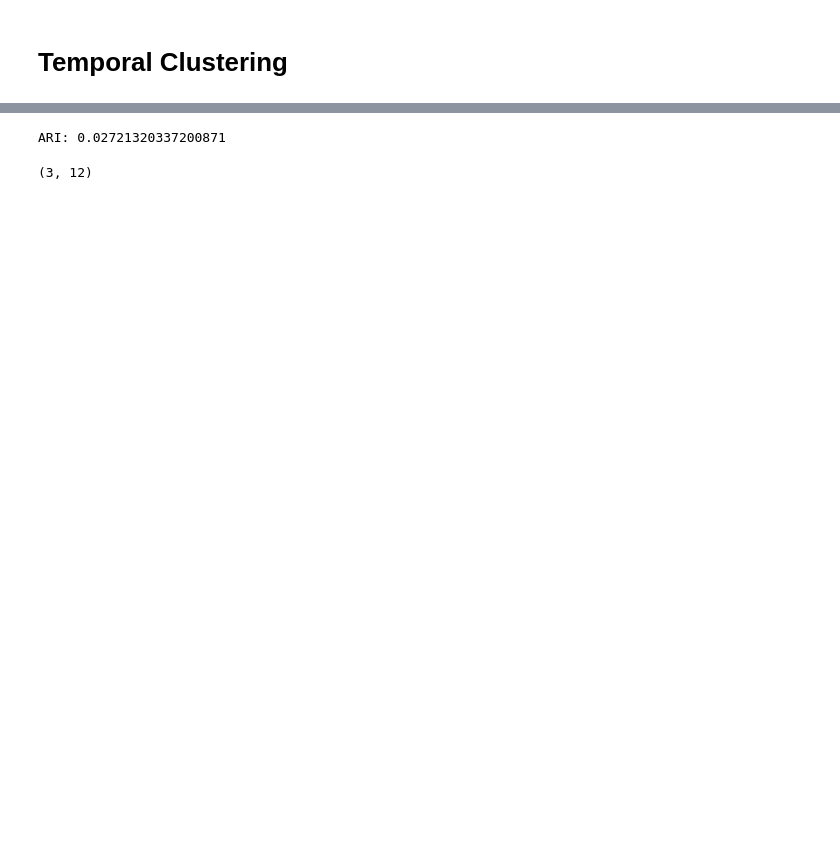
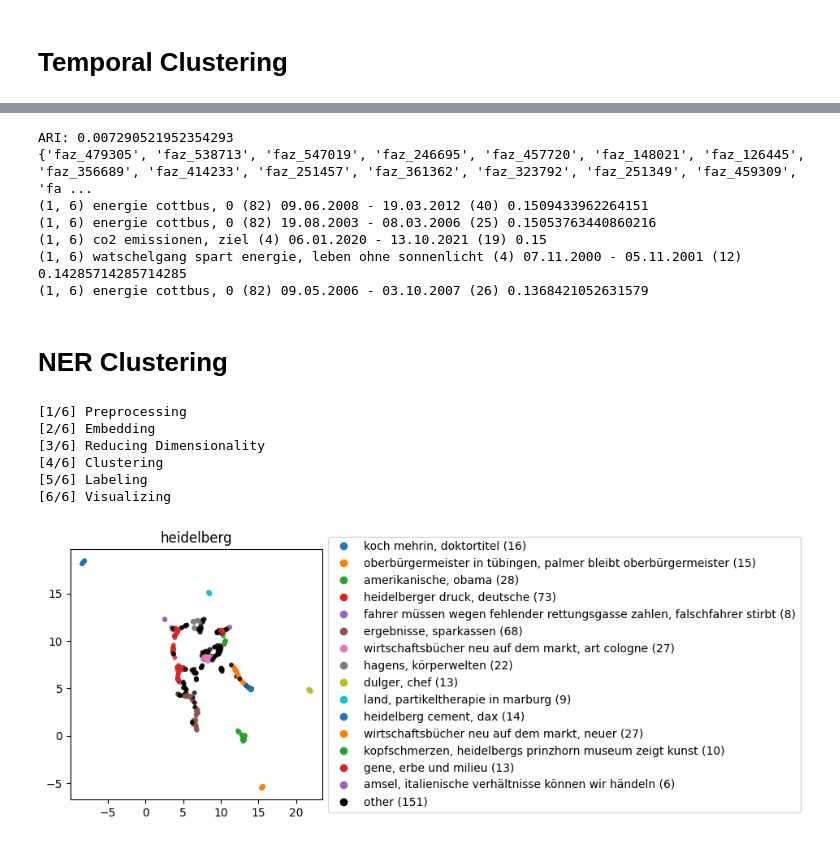
Before and after one commit to chbridges/search-result-clustering, a Jupyter notebook: faz_experiments.ipynb, the cells around one changed output, grey strips where cells are left out. Cells and saved outputs as stored; diff of their text form; code cells hidden in the pictures; blank space fills up the shorter version.

```diff
--- a/faz_experiments.ipynb
+++ b/faz_experiments.ipynb
@@ -392,7 +407,7 @@ ids_topical = []
 ids_temporal = []
 similarities = {}
 
-for c in sorted(set(clusters)):
+for c in sorted(set(clusters))[1:]:
     docs_c = np.take(docs, (np.where(clusters == c)[0]))
     ids_topical.append(set([doc["_id"] for doc in docs_c]))
 
@@ -400,19 +415,38 @@ for c in sorted(set(clusters_temp)):
     docs_c = np.take(docs_temp, (np.where(clusters_temp == c)[0]))
     ids_temporal.append(set([doc["_id"] for doc in docs_c]))
 
-grid = ParameterGrid([{"topical": sorted(set(clusters)), "temporal": sorted(set(clusters_temp))}])
+grid = ParameterGrid([{"topical": sorted(set(clusters))[1:], "temporal": sorted(set(clusters_temp))}])
 for pair in grid:
     set_topical = ids_topical[pair["topical"]]
     set_temporal = ids_temporal[pair["temporal"]]
     sim = jaccard(set_topical, set_temporal)
     similarities[(pair["topical"], pair["temporal"])] = sim
 
+print(ids_topical[3])
+
 sort = sorted(similarities.items(), key=lambda item: item[1], reverse=True)
 
-#np.take(docs, (np.where(clusters == 1)[0]))
-#np.take(docs_temp, (np.where(clusters_temp == 0)[0]))
-print(labels[sort[0][0]],
-sort[0][0]
+for i in range(5):
+    print(sort[0][0], labels[sort[i][0][0]], labels_temp[sort[i][0][1]], sort[i][1])
 # %% [output]
-ARI: 0.02721320337200871
+ARI: 0.007290521952354293
+{'faz_479305', 'faz_538713', 'faz_547019', 'faz_246695', 'faz_457720', 'faz_148021', 'faz_126445', 'faz_356689', 'faz_414233', 'faz_251457', 'faz_361362', 'faz_323792', 'faz_251349', 'faz_459309', 'fa ...
+(1, 6) energie cottbus, 0 (82) 09.06.2008 - 19.03.2012 (40) 0.1509433962264151
+(1, 6) energie cottbus, 0 (82) 19.08.2003 - 08.03.2006 (25) 0.15053763440860216
+(1, 6) co2 emissionen, ziel (4) 06.01.2020 - 13.10.2021 (19) 0.15
+(1, 6) watschelgang spart energie, leben ohne sonnenlicht (4) 07.11.2000 - 05.11.2001 (12) 0.14285714285714285
+(1, 6) energie cottbus, 0 (82) 09.05.2006 - 03.10.2007 (26) 0.1368421052631579
-(3, 12)
+# %% [markdown]
+# NER Clustering
+# %%
+pipe = KNNPipeline(NER(), SentenceMiniLM("entities"), Umap(), HDBSCAN(), FrequentPhrases("de", n_phrases=2))
+
+docs, clusters, labels, _ = pipe.fit_transform(results, query=query, legend=True, title="heidelberg")
+# %% [output]
+[1/6] Preprocessing
+[2/6] Embedding
+[3/6] Reducing Dimensionality
+[4/6] Clustering
+[5/6] Labeling
+[6/6] Visualizing
+[figure, added]
```
Also changed, not shown: parts of 9 cells of this notebook.
